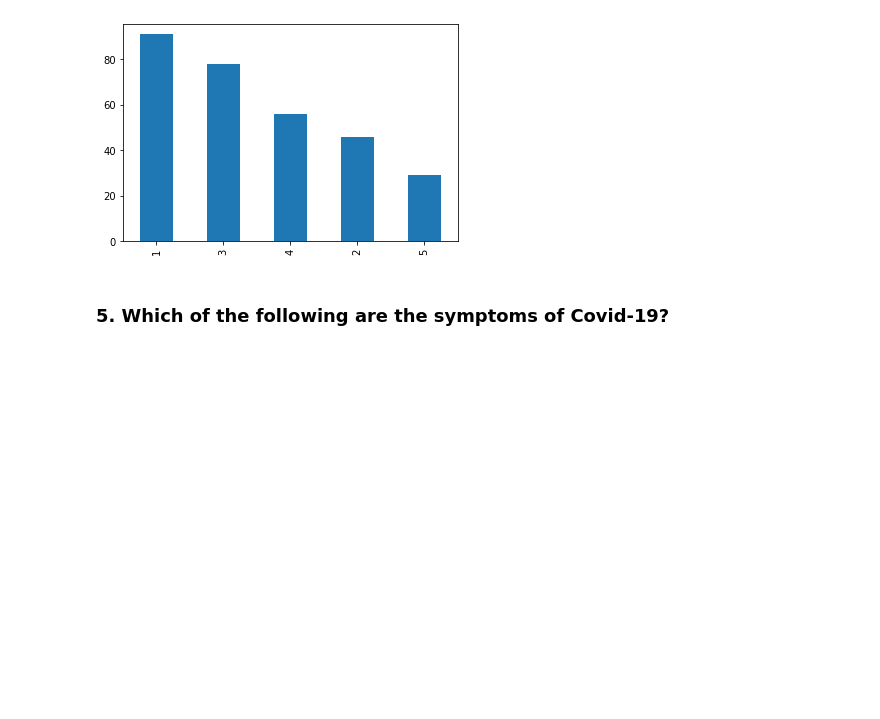
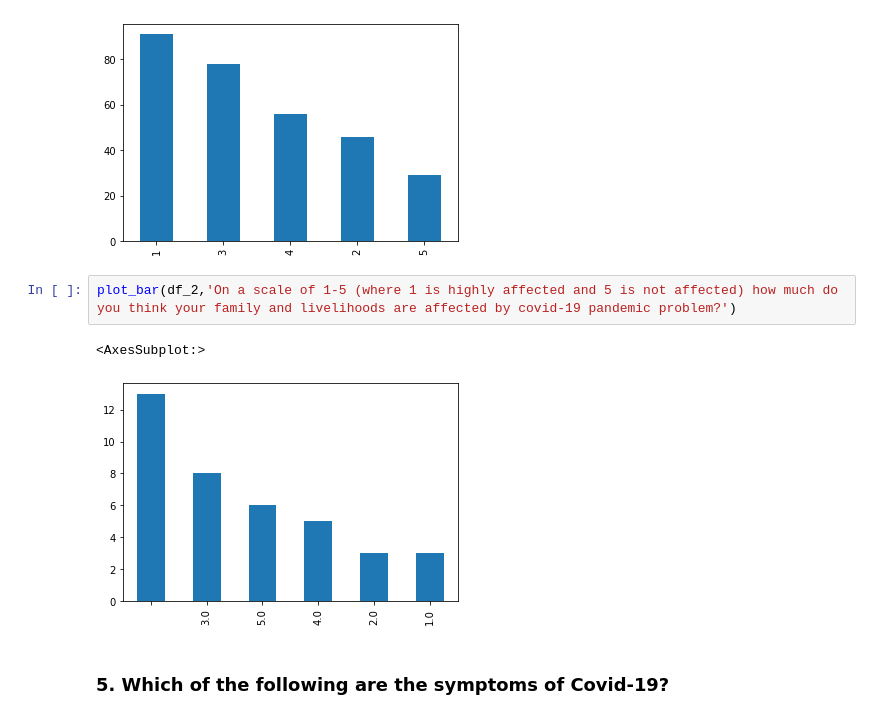
Before and after one commit to codeforpakistan/CfAll-Exchange, a Jupyter notebook: Haripur Survey Analysis.ipynb, the cells around one changed output. Cells and saved outputs as stored; diff of their text form; blank space fills up the shorter version.

Commit message:
add graphs from new survey

```diff
--- a/Haripur Survey Analysis.ipynb
+++ b/Haripur Survey Analysis.ipynb
@@ -93,6 +93,11 @@ plot_bar(df, '4. On a scale of 1-5 (where 1 is highly affected and 5 is not affe
 # %% [output]
 <AxesSubplot:>
 [figure]
+# %%
+plot_bar(df_2,'On a scale of 1-5 (where 1 is highly affected and 5 is not affected) how much do you think your family and livelihoods are affected by covid-19 pandemic problem?')
+# %% [output]
+<AxesSubplot:>
+[figure, added]
 # %% [markdown]
 ### 5. Which of the following are the symptoms of Covid-19?
 # %%
```
Also changed, not shown: parts of 18 cells of this notebook, 1 other file.
